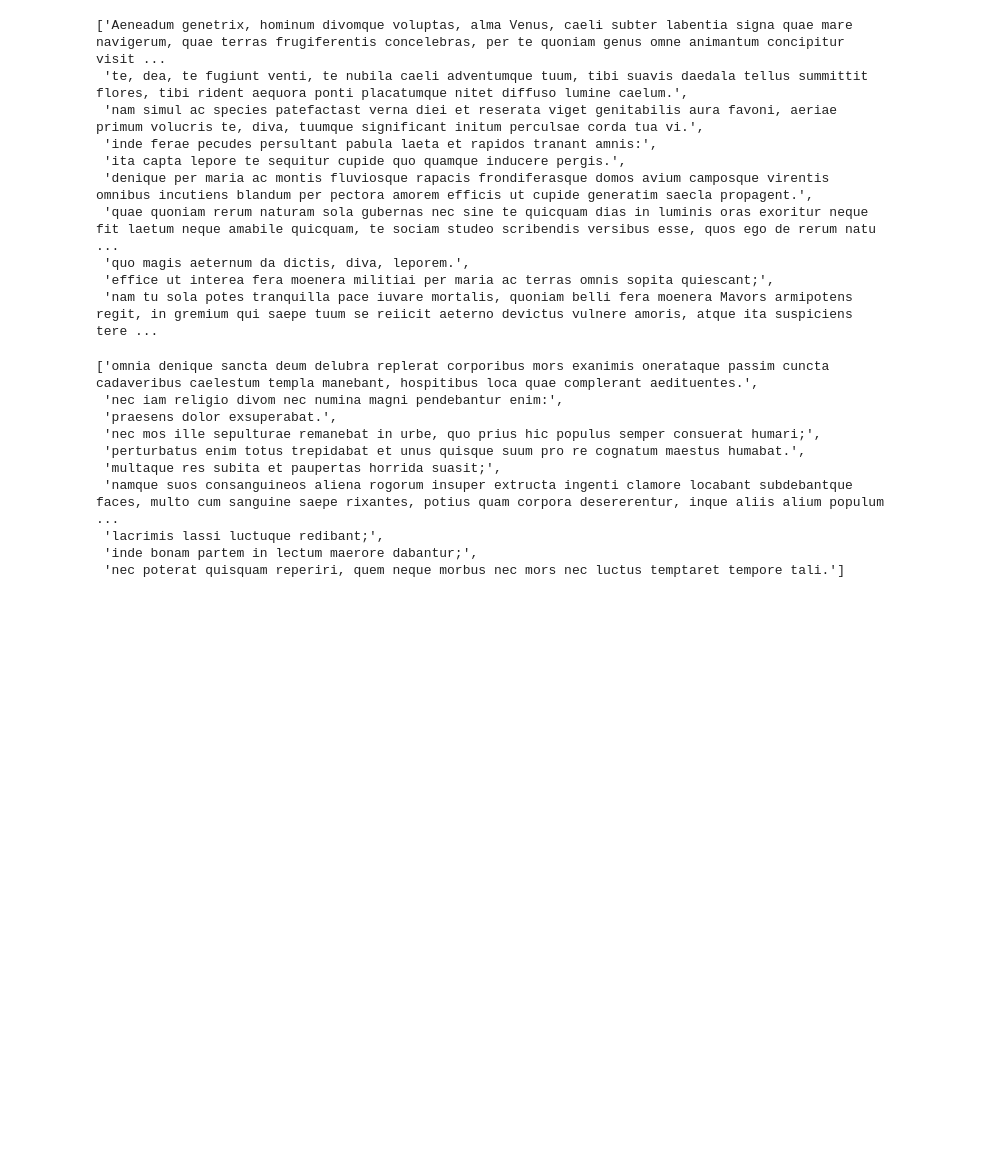
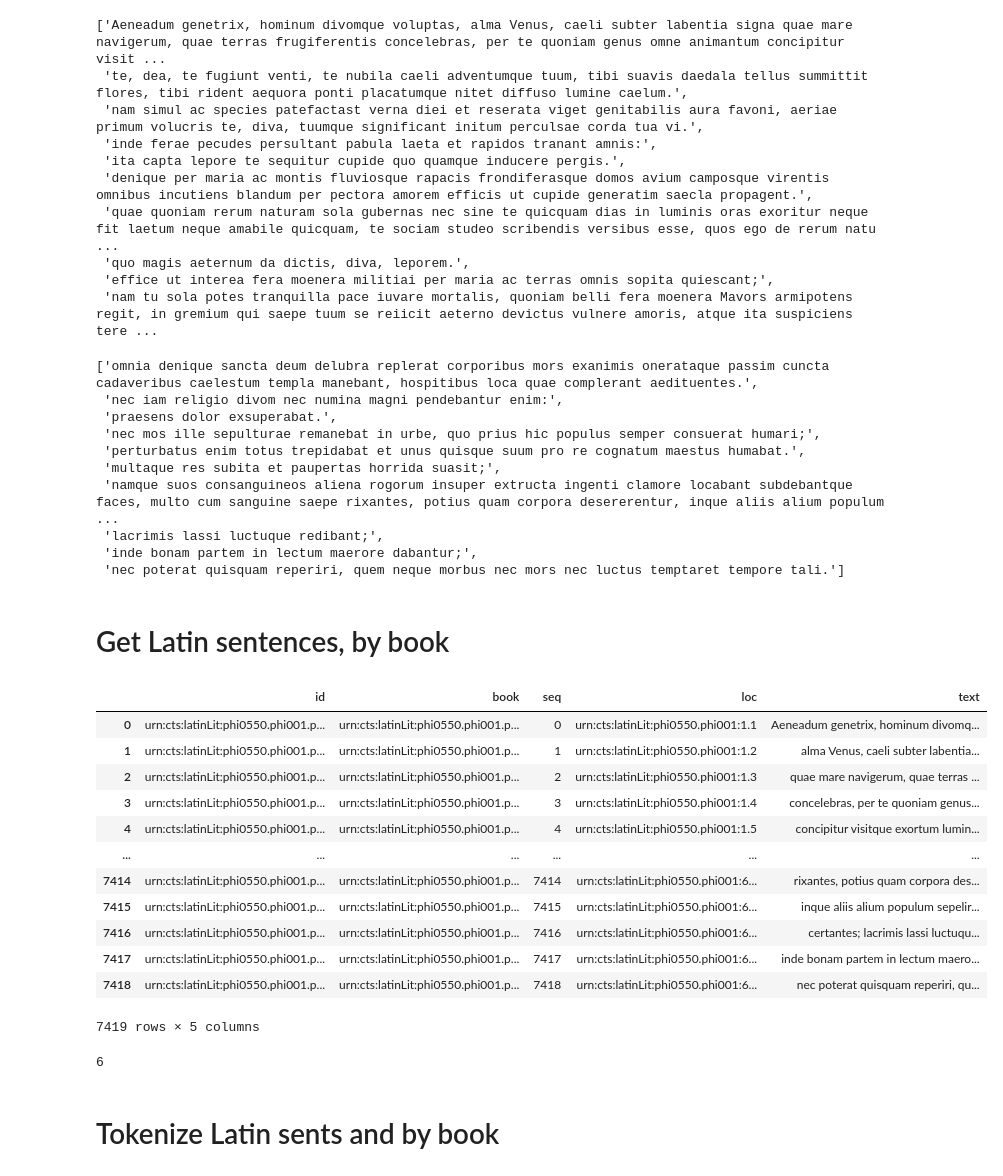
Before and after one commit to caro28/chiron, a Jupyter notebook: align_texts_project/code/get_txt_lat_lucretius.ipynb, the cells around one changed output. Saved outputs shown, nothing was run; the diff lists cells and outputs as text; code cells hidden in the pictures; blank space fills up the shorter version.

Commit message:
lucretius last preprocessing

```diff
--- a/align_texts_project/code/get_txt_lat_lucretius.ipynb
+++ b/align_texts_project/code/get_txt_lat_lucretius.ipynb
@@ -156,3 +157,21 @@ lucretius_lat_sents_stanza[-10:]
 # %%
 # path_out = "/home/craig.car/repos/chiron/align_texts_project/data/lucretius/lucretius_lat_sents.txt"
 # write_file(lucretius_lat_sents_stanza, path_out)
+# %% [markdown]
+# Get Latin sentences, by book
+# %%
+lucretius_lat.head(-1)
+# %% [output]
+|  | id | book | seq | loc | text |
+| 0 | urn:cts:latinLit:phi0550.phi001.p... | urn:cts:latinLit:phi0550.phi001.p... | 0 | urn:cts:latinLit:phi0550.phi001:1.1 | Aeneadum genetrix, hominum divomq... |
+| 1 | urn:cts:latinLit:phi0550.phi001.p... | urn:cts:latinLit:phi0550.phi001.p... | 1 | urn:cts:latinLit:phi0550.phi001:1.2 | alma Venus, caeli subter labentia... |
+| 2 | urn:cts:latinLit:phi0550.phi001.p... | urn:cts:latinLit:phi0550.phi001.p... | 2 | urn:cts:latinLit:phi0550.phi001:1.3 | quae mare navigerum, quae terras ... |
+| 3 | urn:cts:latinLit:phi0550.phi001.p... | urn:cts:latinLit:phi0550.phi001.p... | 3 | urn:cts:latinLit:phi0550.phi001:1.4 | concelebras, per te quoniam genus... |
+| 4 | urn:cts:latinLit:phi0550.phi001.p... | urn:cts:latinLit:phi0550.phi001.p... | 4 | urn:cts:latinLit:phi0550.phi001:1.5 | concipitur visitque exortum lumin... |
+| ... | ... | ... | ... | ... | ... |
+| 7414 | urn:cts:latinLit:phi0550.phi001.p... | urn:cts:latinLit:phi0550.phi001.p... | 7414 | urn:cts:latinLit:phi0550.phi001:6... | rixantes, potius quam corpora des... |
+| 7415 | urn:cts:latinLit:phi0550.phi001.p... | urn:cts:latinLit:phi0550.phi001.p... | 7415 | urn:cts:latinLit:phi0550.phi001:6... | inque aliis alium populum sepelir... |
+| 7416 | urn:cts:latinLit:phi0550.phi001.p... | urn:cts:latinLit:phi0550.phi001.p... | 7416 | urn:cts:latinLit:phi0550.phi001:6... | certantes; lacrimis lassi luctuqu... |
+| 7417 | urn:cts:latinLit:phi0550.phi001.p... | urn:cts:latinLit:phi0550.phi001.p... | 7417 | urn:cts:latinLit:phi0550.phi001:6... | inde bonam partem in lectum maero... |
+| 7418 | urn:cts:latinLit:phi0550.phi001.p... | urn:cts:latinLit:phi0550.phi001.p... | 7418 | urn:cts:latinLit:phi0550.phi001:6... | nec poterat quisquam reperiri, qu... |
+7419 rows × 5 columns
@@ -158,0 +205,6 @@ lucretius_lat_sents_stanza[-10:]
+# %%
+cts_tag_ = "urn:cts:latinLit:phi0550.phi001:"
+lucretius_by_book, lucretius_sent2book_name = get_perseus_txt_by_book(lucretius_lat, cts_tag_, 6)
+len(txt_by_book)
+# %% [output]
+6
@@ -158,0 +214,2 @@ lucretius_lat_sents_stanza[-10:]
+# %% [markdown]
+# Tokenize Latin sents and by book
```
Also changed, not shown: parts of 17 cells of this notebook, 6 other files.
